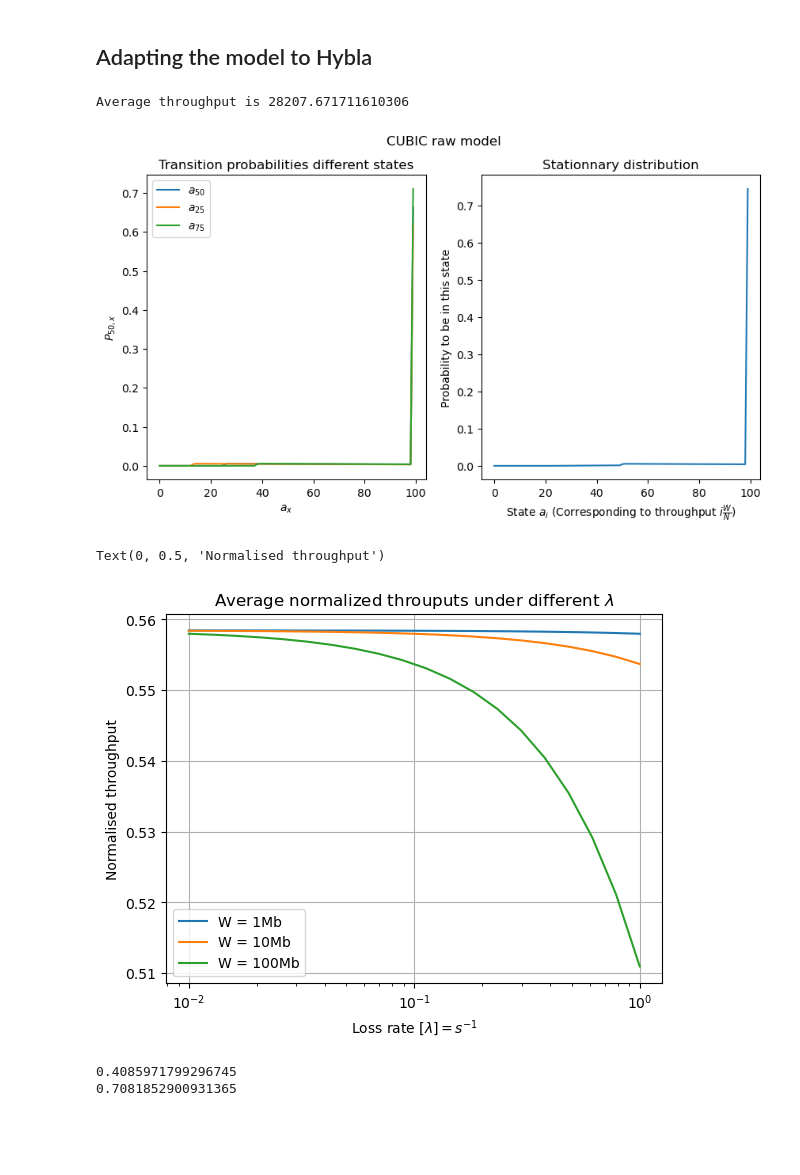
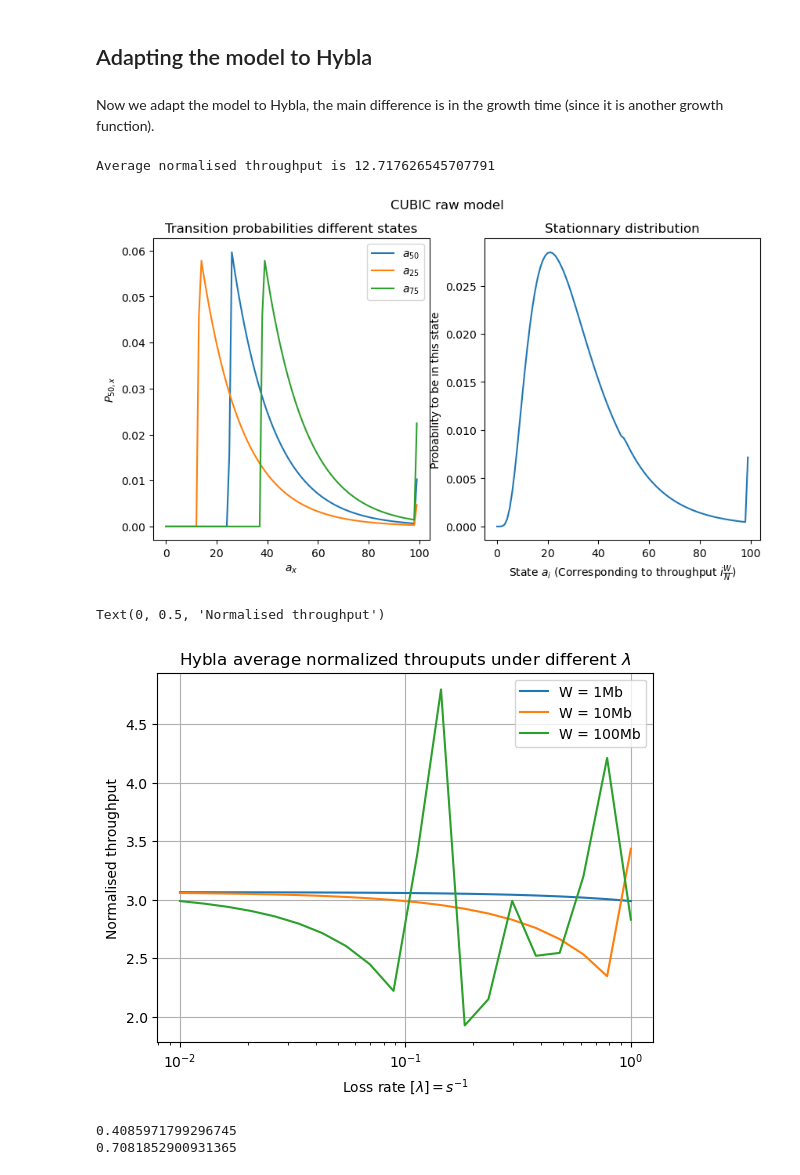
Before and after one commit to megretj/qpepcca, a Jupyter notebook: markovianModel.ipynb, the cells around one changed output. Drawn from its saved outputs; the diff is of its cells as text; code cells hidden in the pictures; blank space fills up the shorter version.

Commit message:
cubic_time working, before changing hybla_time

```diff
--- a/markovianModel.ipynb
+++ b/markovianModel.ipynb
@@ -37,10 +69,10 @@ Average throughput is 812.2841259723812
 # %%
-# Fig 7. from paper
-err_rates = np.logspace(-6,0,10)
+# Fig 5. from paper (Changing C, the bandwidth)
+err_rates = np.logspace(-2,0,20)
 throughputs = np.zeros([3,len(err_rates)])
 for k,C in enumerate([10,100,1000]):
     for i, l in enumerate(err_rates):
-        wired = CCA_MarkovChain_CUBIC_OG(err_rate=l,beta=0.5,alpha=1,N=100,C = C ,RTT_real=0.1)
+        wired = CCA_MarkovChain_CUBIC_time(err_rate=l,beta=0.5,alpha=1,N=100,C = C ,RTT_real=0.1)
         throughputs[k,i] = wired.avg_throughput()
 
 plt.plot(err_rates,throughputs[0,:], label = "W = 1Mb")
@@ -48,6 +80,7 @@ plt.plot(err_rates,throughputs[1,:], label = "W = 10Mb")
 plt.plot(err_rates,throughputs[2,:], label = "W = 100Mb")
 plt.semilogx()
 plt.legend()
+plt.ylim([0,1])
 plt.grid()
 plt.title(r"Average normalized throuputs under different $\lambda$")
 plt.xlabel(r"Loss rate $[\lambda] = s^{-1}$")
@@ -58,11 +91,10 @@ Text(0, 0.5, 'Normalised throughput')
 # %%
-# Fig. 8
-
-alphas = np.logspace(-2,2,30)
+# Fig. 6
+alphas = np.logspace(-1,1,30)
 throughputs = np.zeros([4,len(alphas)])
 for k,lam in enumerate([0.01,0.1,0.5,1]):
     for i, alpha in enumerate(alphas):
-        wired = CCA_CUBIC_MarkovChain(trans_err=lam,beta=0.5,alpha=alpha,N=100,C=100,RTT=100)
+        wired = CCA_MarkovChain_CUBIC_time(err_rate=lam,beta=0.5,alpha=alpha,N=100,C=100,RTT_real=0.1)
         throughputs[k,i] = wired.avg_throughput()
 
 plt.plot(alphas,throughputs[0,:], label = r"$\lambda = 0.01 s^{-1}$")
@@ -93,0 +114,19 @@ print(slow.tau[99,99])
+# %%
+# same as before but with beta instead of alpha
+betas = np.linspace(0.5,0.9,30)
+throughputs = np.zeros([4,len(betas)])
+for k,lam in enumerate([0.01,0.1,0.5,1]):
+    for i, beta in enumerate(betas):
+        wired = CCA_MarkovChain_CUBIC_time(err_rate=lam,beta=beta,alpha=1,N=100,C=100,RTT_real=0.1)
+        throughputs[k,i] = wired.avg_throughput()
+
+plt.plot(betas,throughputs[0,:], label = r"$\lambda = 0.01 s^{-1}$")
+plt.plot(betas,throughputs[1,:], label = r"$\lambda = 0.1 s^{-1}$")
+plt.plot(betas,throughputs[2,:], label = r"$\lambda = 0.5 s^{-1}$")
+plt.plot(betas,throughputs[3,:], label = r"$\lambda = 1 s^{-1}$")
+plt.legend()
+plt.ylim([0,1])
+plt.grid()
+plt.title(r"Average normalized throuputs under different $\lambda$ and window growth factor $\alpha$")
+plt.xlabel(r"Window growth factor $[\alpha] =$ Mb/s")
+plt.ylabel(r'Normalised throughput')
@@ -94,13 +136,15 @@ print(slow.tau[99,99])
 # %% [markdown]
 ## Adapting the model to Hybla
+# %% [markdown]
+Now we adapt the model to Hybla, the main difference is in the growth time (since it is another growth function).
 # %%
 import numpy as np
 import matplotlib.pyplot as plt
-from ccaModels import CCA_MarkovChain_Hybla_OG
+from ccaModels import CCA_MarkovChain_Hybla_time
 
-wired = CCA_MarkovChain_Hybla_OG(err_rate=0.9,beta=0.5,N=100,C =1000)
+wired = CCA_MarkovChain_Hybla_time(err_rate=10,beta=0.5,N=100,C =1000)
 wired.avg_throughput()
-print(f"Average throughput is {wired.ssThroughput}")
+print(f"Average normalised throughput is {wired.ssThroughput}")
 
 fig, axs = plt.subplots(1, 2, figsize=(10,5))
 axs[0].plot(np.arange(wired.N),wired.P[50,:],label = "$a_{50}$")
@@ -117,28 +161,28 @@ axs[1].set_ylabel(r'Probability to be in this state')
 fig.suptitle("CUBIC raw model")
 plt.show()
 # %% [output]
-Average throughput is 28207.671711610306
+Average normalised throughput is 12.717626545707791
-[figure, old version]
+[figure, new version]
 # %%
 err_rates = np.logspace(-2,0,20)
 throughputs = np.zeros([3,len(err_rates)])
 for k,C in enumerate([10,100,1000]):
     for i, l in enumerate(err_rates):
-        wired = CCA_MarkovChain_Hybla_OG(err_rate=l,beta=0.5,N=100,C = C ,RTT_real=0.1)
+        wired = CCA_MarkovChain_Hybla_time(err_rate=l,beta=0.5,N=100,C = C ,RTT_real=0.1, RTT0=0.025,alpha =1)
         throughputs[k,i] = wired.avg_throughput()
 
 plt.plot(err_rates,throughputs[0,:], label = "W = 1Mb")
 plt.plot(err_rates,throughputs[1,:], label = "W = 10Mb")
 plt.plot(err_rates,throughputs[2,:], label = "W = 100Mb")
 plt.semilogx()
 plt.legend()
 plt.grid()
 plt.title(r"Hybla average normalized throuputs under different $\lambda$")
 plt.xlabel(r"Loss rate $[\lambda] = s^{-1}$")
 plt.ylabel(r'Normalised throughput')
 # %% [output]
 Text(0, 0.5, 'Normalised throughput')
-[figure, old version]
+[figure, new version]
 # %%
 wireless = CCA_Hybla_MarkovChain(trans_err=0.1,beta=0.5,alpha=1,N=100,C = 1000, RTT = 0.5, RTT0=0.025)
 print(wireless.avg_throughput())
```
Also changed, not shown: parts of 10 cells of this notebook, 3 other files.
